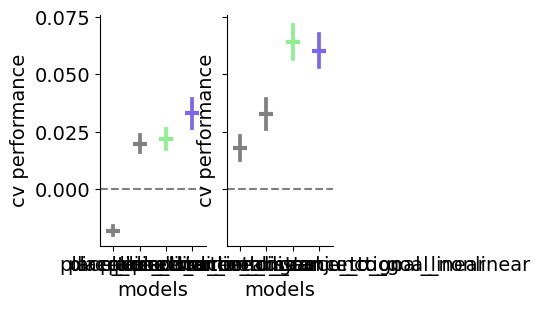
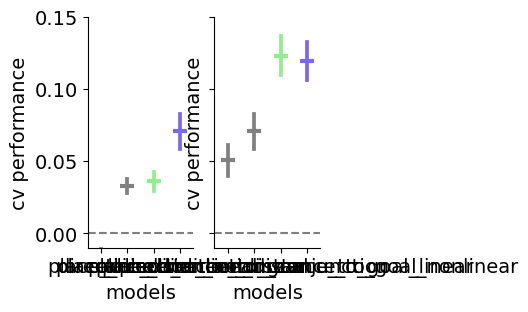
The notebook cell's code change between the first figure and the second:
--- before
+++ after
@@ -16,3 +16,4 @@
     ax=axes[1],
 )
+axes[0].set_ylim(-0.01, 0.15)
 f.savefig("../results/nbeGLM/figures/interaction_validation.pdf")

Commit: nbeGLM round 2 results